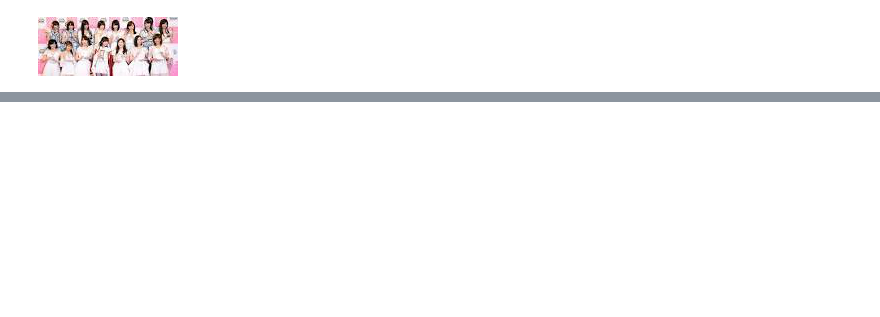
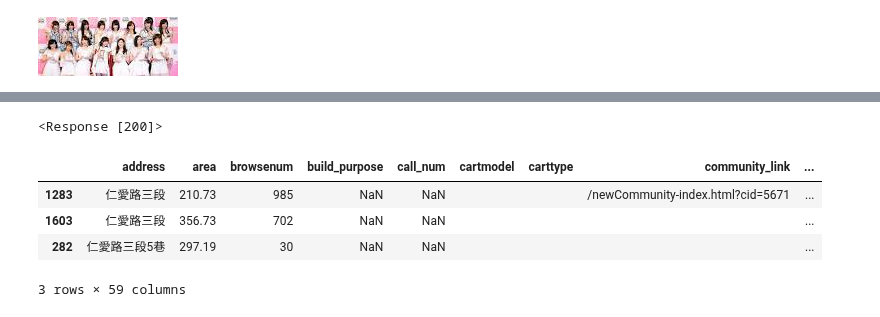
Before and after one commit to ywchiu/ctbc, a Jupyter notebook: Demo20181029.ipynb, the cells around one changed output, grey strips where cells are left out. Saved outputs shown, nothing was run; the diff lists cells and outputs as text; code cells hidden in the pictures; blank space fills up the shorter version.

```diff
--- a/Demo20181029.ipynb
+++ b/Demo20181029.ipynb
@@ -548,0 +661,16 @@ getPicture(listenTo())
+# %%
+import requests
+headers  = {
+    #'User-Agent': 'qoo'
+    'User-Agent': 'Mozilla/5.0 (Macintosh; Intel Mac OS X 10_13_6) AppleWebKit/537.36 (KHTML, like Gecko) Chrome/69.0.3497.100 Safari/537.36'
+}
+res = requests.get('https://www.largitdata.com', headers= headers)
+res
+# %% [output]
+<Response [200]>
+# %%
+import requests
+headers  = {
+    'User-Agent': 'qoo'
+}
+res = requests.get('https://sale.591.com.tw/home/search/list?type=2&&shType=list&section=5&regionid=1&kind=9&firstRow=30&totalRows=1822&timestamp=1540800957173', headers = headers)
@@ -548,0 +680,18 @@ getPicture(listenTo())
+# %%
+houseurl = 'https://sale.591.com.tw/home/search/list?type=2&&shType=list&section=5&regionid=1&kind=9&firstRow={}&totalRows=1822&timestamp=1540800957173'
+import time
+houseary = []
+for i in range(0, int(1822/ 30) + 1 ):
+    res = requests.get(houseurl.format(i * 30), headers = headers)
+    houseary.extend(res.json()['data']['house_list'])
+    time.sleep(1)
+# %%
+housedf = pandas.DataFrame(houseary)
+# %%
+housedf.sort_values('price', ascending = False).head(3)
+# %% [output]
+|  | address | area | browsenum | build_purpose | call_num | cartmodel | carttype | community_link | ... |
+| 1283 | 仁愛路三段 | 210.73 | 985 | NaN | NaN |  |  | /newCommunity-index.html?cid=5671 | ... |
+| 1603 | 仁愛路三段 | 356.73 | 702 | NaN | NaN |  |  |  | ... |
+| 282 | 仁愛路三段5巷 | 297.19 | 30 | NaN | NaN |  |  |  | ... |
+3 rows × 59 columns
```
Also changed, not shown: parts of 15 cells of this notebook.
